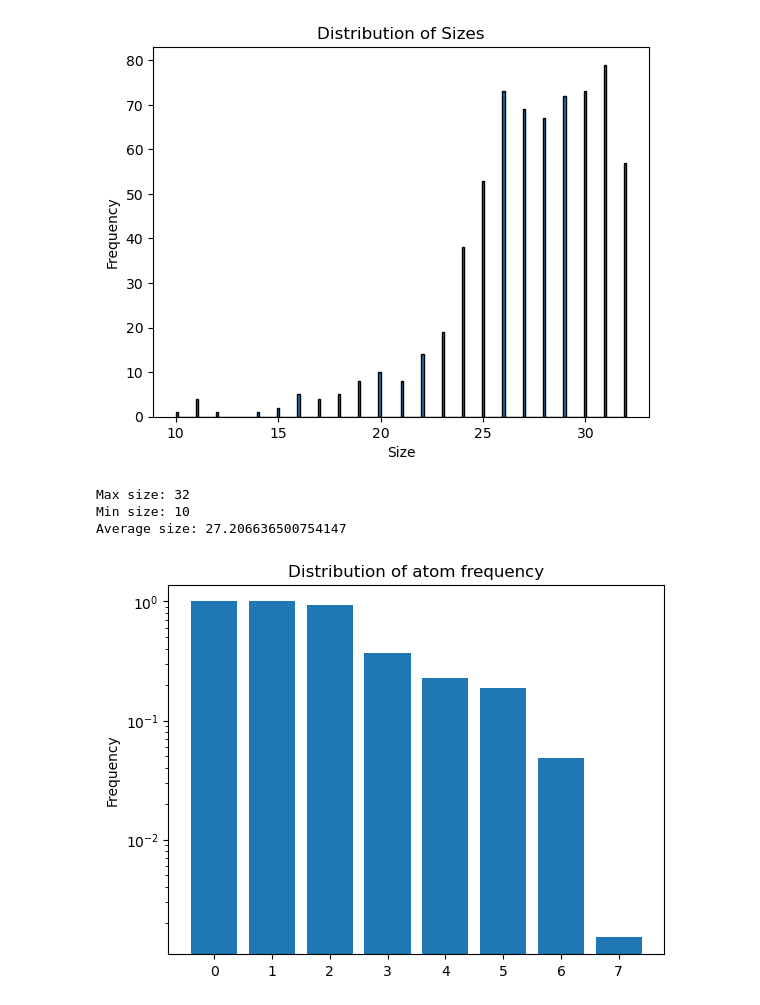
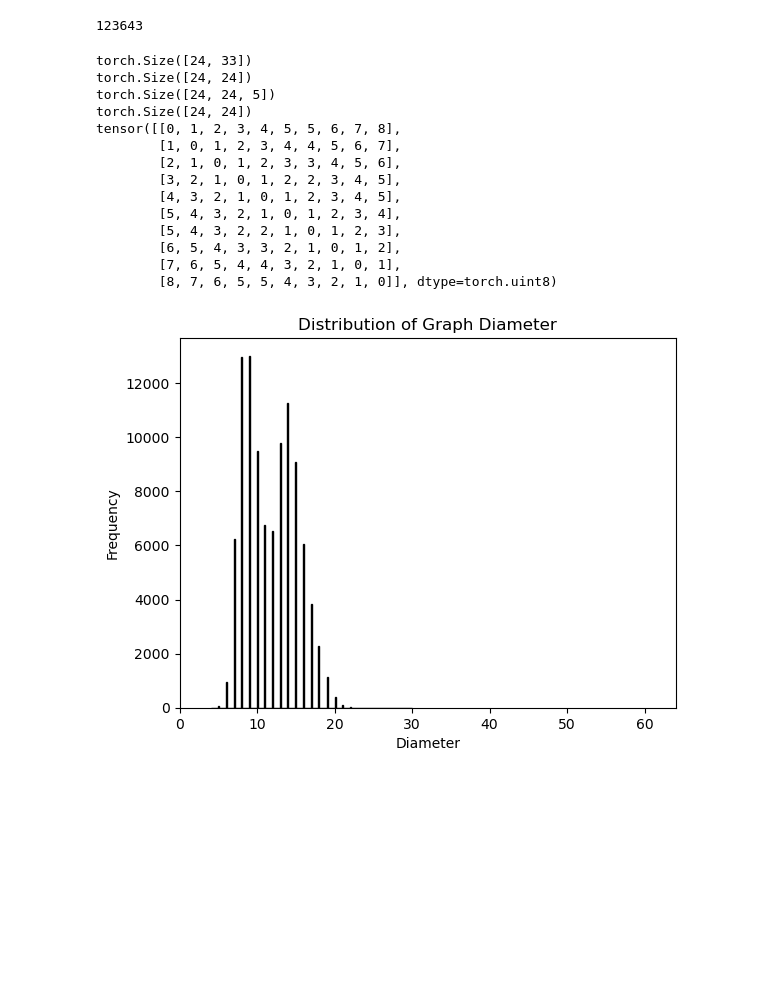
Before and after one commit to KrzakalaPaul/MolecularDatasetsExploration, a Jupyter notebook: exploration_graphs.ipynb, the cells around one changed output. Cells and saved outputs as stored; diff of their text form; code cells hidden in the pictures; blank space fills up the shorter version.

```diff
--- a/exploration_graphs.ipynb
+++ b/exploration_graphs.ipynb
@@ -45,3 +1,36 @@ print(len(dataset))
+# %%
+from utils import LMDBDataset
+
+dataset = LMDBDataset('data/graphs/QM40', split='train')
+print(len(dataset))
+# %% [output]
+123643
+# %%
+graph = dataset[0]
+node_labels = graph['node_labels']
+print(node_labels.shape)
+adjacency_matrix = graph['adjacency_matrix']
+print(adjacency_matrix.shape)
+edges_labels = graph['edges_labels']
+print(edges_labels.shape)
+SP_matrix = graph['SP_matrix']
+print(SP_matrix.shape)
+print(SP_matrix[:10,:10])
+# %% [output]
+torch.Size([24, 33])
+torch.Size([24, 24])
+torch.Size([24, 24, 5])
+torch.Size([24, 24])
+tensor([[0, 1, 2, 3, 4, 5, 5, 6, 7, 8],
+        [1, 0, 1, 2, 3, 4, 4, 5, 6, 7],
+        [2, 1, 0, 1, 2, 3, 3, 4, 5, 6],
+        [3, 2, 1, 0, 1, 2, 2, 3, 4, 5],
+        [4, 3, 2, 1, 0, 1, 2, 3, 4, 5],
+        [5, 4, 3, 2, 1, 0, 1, 2, 3, 4],
+        [5, 4, 3, 2, 2, 1, 0, 1, 2, 3],
+        [6, 5, 4, 3, 3, 2, 1, 0, 1, 2],
+        [7, 6, 5, 4, 4, 3, 2, 1, 0, 1],
+        [8, 7, 6, 5, 5, 4, 3, 2, 1, 0]], dtype=torch.uint8)
 # %%
 n = min(100000, len(dataset))
 
@@ -53,44 +42,19 @@ def iterate_dataset(dataset):
         else:
             graph = data
         yield graph
-# %%
-atomic_num_count = {}
-all_sizes = []
-
-for graph in iterate_dataset(dataset):
-    unique_atoms = set(graph['atom_atomic_nums'])
-    for num in unique_atoms:
-        if num not in atomic_num_count:
-            atomic_num_count[num] = 0
-        atomic_num_count[num] += 1
-    all_sizes.append(len(graph['atom_atomic_nums']))
-atomic_num_freq = {k: v/n for k, v in atomic_num_count.items()}
+# %%
+all_dists = []
+for graph in iterate_dataset(dataset):
+    all_dists.append( torch.max(graph['SP_matrix']))
+all_dists = torch.tensor(all_dists)
 # %%
 import matplotlib.pyplot as plt
 
-plt.hist(all_sizes, bins=200, edgecolor='black')
-plt.title('Distribution of Sizes')
-plt.xlabel('Size')
+plt.hist(all_dists, bins=200, edgecolor='black')
+plt.xlim(0, 64)
+plt.title('Distribution of Graph Diameter')
+plt.xlabel('Diameter')
 plt.ylabel('Frequency')
 plt.show()
-
-print('Max size:', max(all_sizes))
-print('Min size:', min(all_sizes))
-print('Average size:', sum(all_sizes) / len(all_sizes))
 # %% [output]
-[figure, old version]
+[figure, new version]
-Max size: 32
-Min size: 10
-Average size: 27.206636500754147
-# %%
-import numpy as np
-
-freqs = [freq for freq in atomic_num_freq.values()]
-freqs = sorted(freqs, reverse=True)
-
-plt.bar(np.arange(len(freqs)),freqs, log=True)
-plt.title('Distribution of atom frequency')
-plt.ylabel('Frequency')
-plt.show()
-# %% [output]
-[figure, removed]
```
Also changed, not shown: parts of 4 cells of this notebook, 15 other files.
